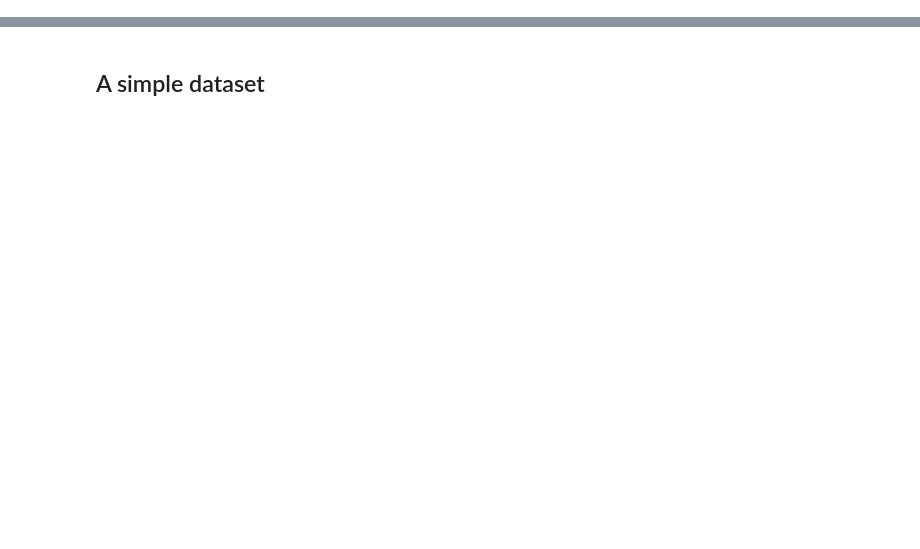
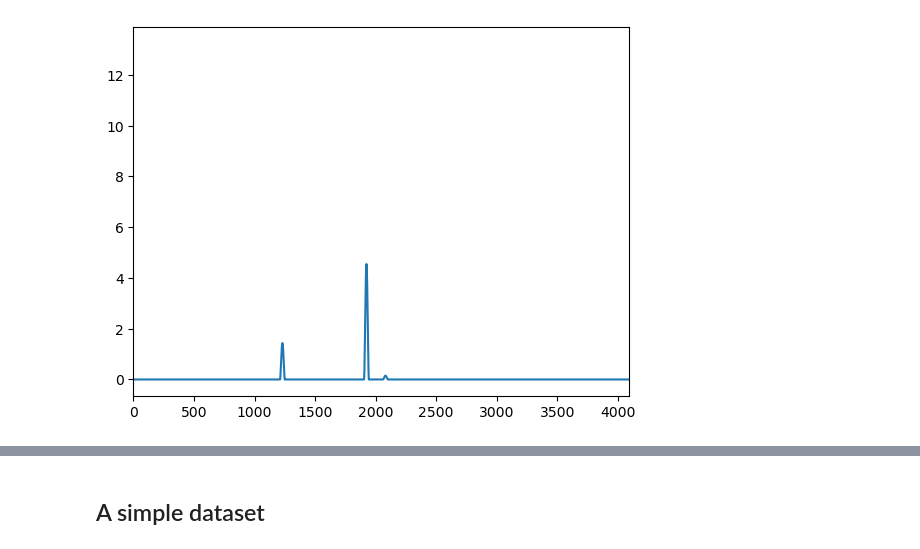
Before and after one commit to Kankelborg-Group/peaklets, a Jupyter notebook: notebooks/demo.ipynb, the cells around one changed output, grey strips where cells are left out. Saved outputs shown, nothing was run; the diff lists cells and outputs as text; code cells hidden in the pictures; blank space fills up the shorter version.

```diff
--- a/notebooks/demo.ipynb
+++ b/notebooks/demo.ipynb
@@ -0,0 +53,18 @@
+# %%
+# Second signal, wider pulses.
+NB = NA
+pperiod2 = 40
+xx = np.arange(pperiod2)/pperiod2
+pulse2 = 16*(xx * (1 - xx))**2
+signalB = np.zeros((NB))
+Npulses2 = 4096
+for i in range(Npulses2):
+    x0 = rng.integers(NB - pperiod2)
+    signalB[x0:x0+pperiod2] += pulse2*rand2exp()
+# %%
+plt.figure()
+plt.plot(signalB)
+plt.xlim((0,4096))
+plt.show()
+# %% [output]
+[figure, added]
```
Also changed, not shown: parts of 29 cells of this notebook, 4 other files.
